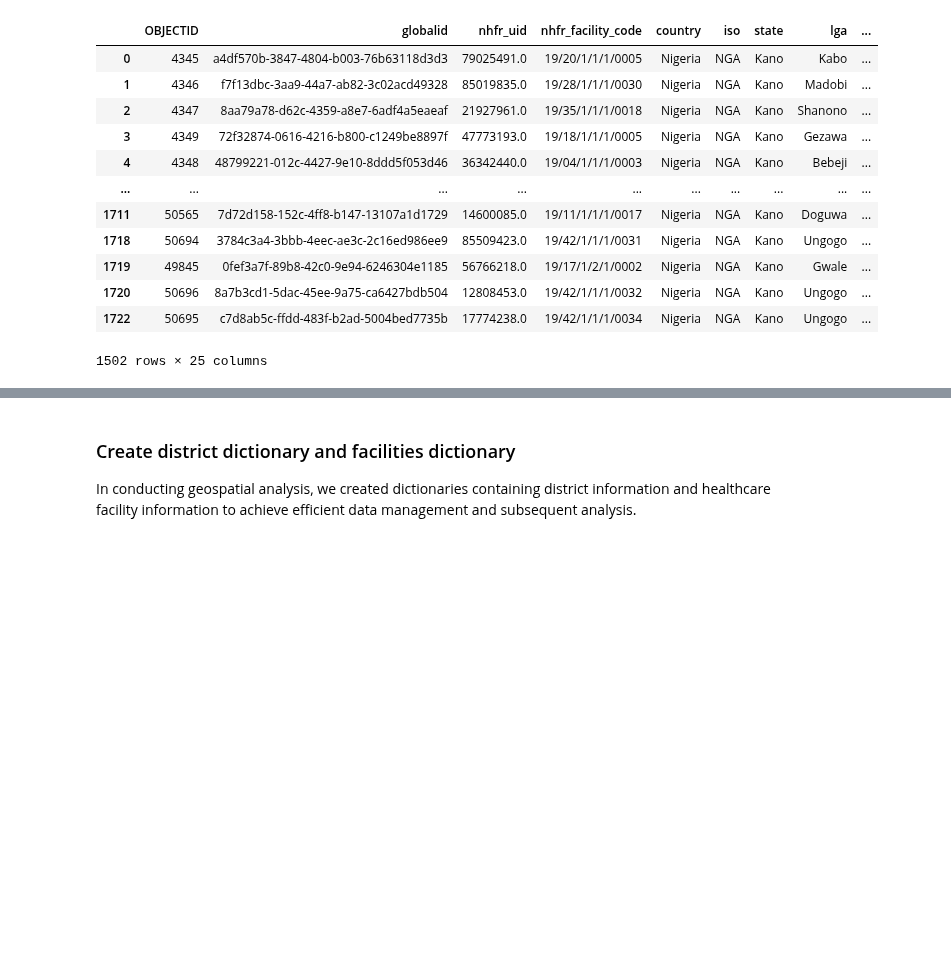
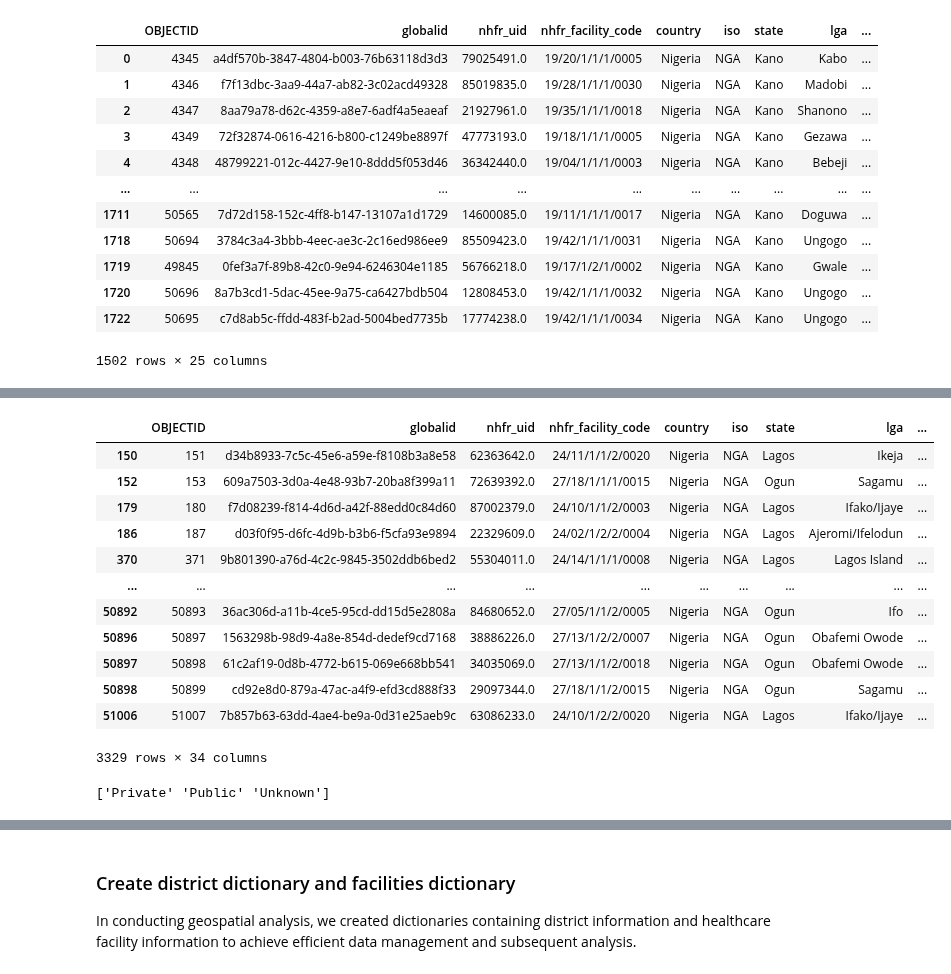
Before and after one commit to urbanbigdatacentre/ideamaps-models, a Jupyter notebook: models/barriers-to-healthcare-access/scripts/Health_Care_Access_Kano_V2.ipynb, the cells around one changed output, grey strips where cells are left out. Drawn from its saved outputs; the diff is of its cells as text; code cells hidden in the pictures; blank space fills up the shorter version.

```diff
--- a/models/barriers-to-healthcare-access/scripts/Health_Care_Access_Kano_V2.ipynb
+++ b/models/barriers-to-healthcare-access/scripts/Health_Care_Access_Kano_V2.ipynb
@@ -186,0 +222,21 @@ facilities
+# %%
+healthcare_facilities = gpd.sjoin(healthcare_facilities, study_area, how="inner", predicate="intersects")
+healthcare_facilities
+# %% [output]
+|  | OBJECTID | globalid | nhfr_uid | nhfr_facility_code | country | iso | state | lga | ... |
+| 150 | 151 | d34b8933-7c5c-45e6-a59e-f8108b3a8e58 | 62363642.0 | 24/11/1/1/2/0020 | Nigeria | NGA | Lagos | Ikeja | ... |
+| 152 | 153 | 609a7503-3d0a-4e48-93b7-20ba8f399a11 | 72639392.0 | 27/18/1/1/1/0015 | Nigeria | NGA | Ogun | Sagamu | ... |
+| 179 | 180 | f7d08239-f814-4d6d-a42f-88edd0c84d60 | 87002379.0 | 24/10/1/1/2/0003 | Nigeria | NGA | Lagos | Ifako/Ijaye | ... |
+| 186 | 187 | d03f0f95-d6fc-4d9b-b3b6-f5cfa93e9894 | 22329609.0 | 24/02/1/2/2/0004 | Nigeria | NGA | Lagos | Ajeromi/Ifelodun | ... |
+| 370 | 371 | 9b801390-a76d-4c2c-9845-3502ddb6bed2 | 55304011.0 | 24/14/1/1/1/0008 | Nigeria | NGA | Lagos | Lagos Island | ... |
+| ... | ... | ... | ... | ... | ... | ... | ... | ... | ... |
+| 50892 | 50893 | 36ac306d-a11b-4ce5-95cd-dd15d5e2808a | 84680652.0 | 27/05/1/1/2/0005 | Nigeria | NGA | Ogun | Ifo | ... |
+| 50896 | 50897 | 1563298b-98d9-4a8e-854d-dedef9cd7168 | 38886226.0 | 27/13/1/2/2/0007 | Nigeria | NGA | Ogun | Obafemi Owode | ... |
+| 50897 | 50898 | 61c2af19-0d8b-4772-b615-069e668bb541 | 34035069.0 | 27/13/1/1/2/0018 | Nigeria | NGA | Ogun | Obafemi Owode | ... |
+| 50898 | 50899 | cd92e8d0-879a-47ac-a4f9-efd3cd888f33 | 29097344.0 | 27/18/1/1/2/0015 | Nigeria | NGA | Ogun | Sagamu | ... |
+| 51006 | 51007 | 7b857b63-63dd-4ae4-be9a-0d31e25aeb9c | 63086233.0 | 24/10/1/2/2/0020 | Nigeria | NGA | Lagos | Ifako/Ijaye | ... |
+3329 rows × 34 columns
+# %%
+print(healthcare_facilities['ownership'].unique())
+# %% [output]
+['Private' 'Public' 'Unknown']
```
Also changed, not shown: parts of 7 cells of this notebook, 2 other files.
